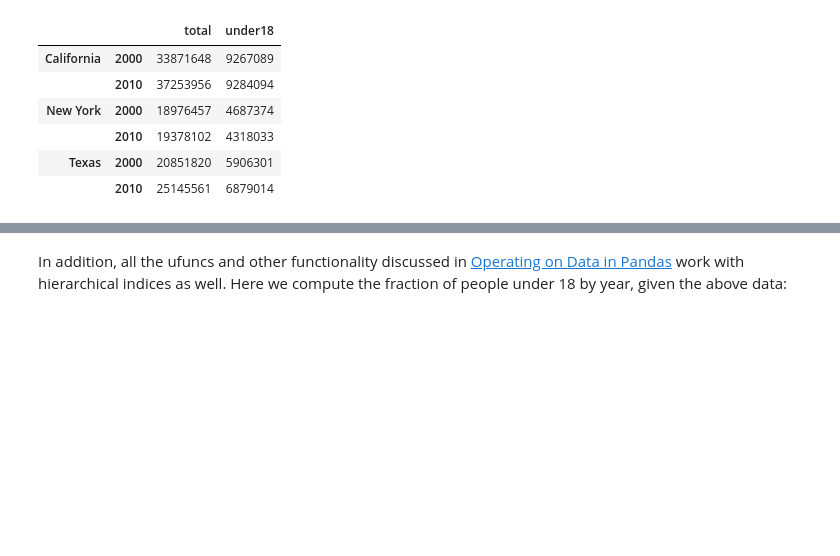
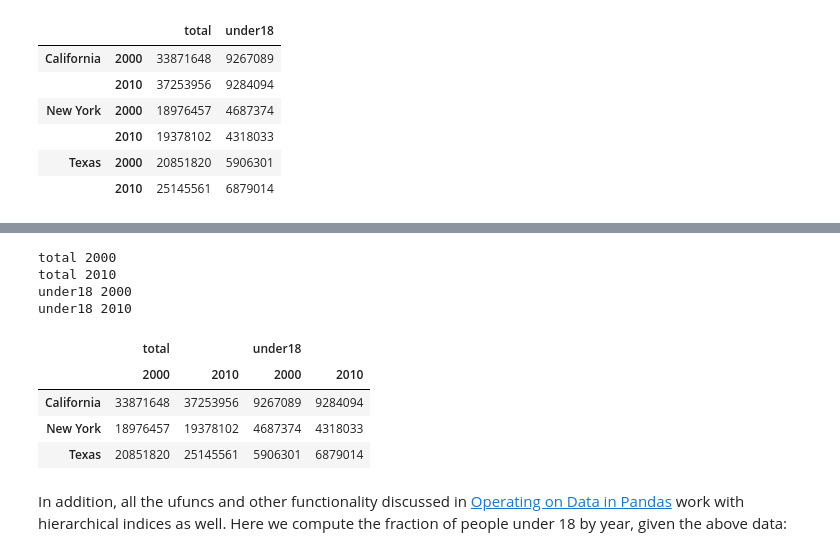
Before and after one commit to alphalex/PythonDataScienceHandbook, a Jupyter notebook: notebooks/03.05-Hierarchical-Indexing.ipynb, the cells around one changed output, grey strips where cells are left out. Cells and saved outputs as stored; diff of their text form; code cells hidden in the pictures; blank space fills up the shorter version.

```diff
--- a/notebooks/03.05-Hierarchical-Indexing.ipynb
+++ b/notebooks/03.05-Hierarchical-Indexing.ipynb
@@ -177,3 +192,19 @@ pop_df
+# %%
+for i,j in pop_df.unstack().columns:
+    print(i,j)
+# %% [output]
+total 2000
+total 2010
+under18 2000
+under18 2010
+# %%
+pop_df.unstack()  # shape (3,4)
+# %% [output]
+|  | total |  | under18 |  |
+|  | 2000 | 2010 | 2000 | 2010 |
+| California | 33871648 | 37253956 | 9267089 | 9284094 |
+| New York | 18976457 | 19378102 | 4687374 | 4318033 |
+| Texas | 20851820 | 25145561 | 5906301 | 6879014 |
 # %% [markdown]
 In addition, all the ufuncs and other functionality discussed in [Operating on Data in Pandas](03.03-Operations-in-Pandas.ipynb) work with hierarchical indices as well.
 Here we compute the fraction of people under 18 by year, given the above data:
```
Also changed, not shown: parts of 34 cells of this notebook, 5 other files.
